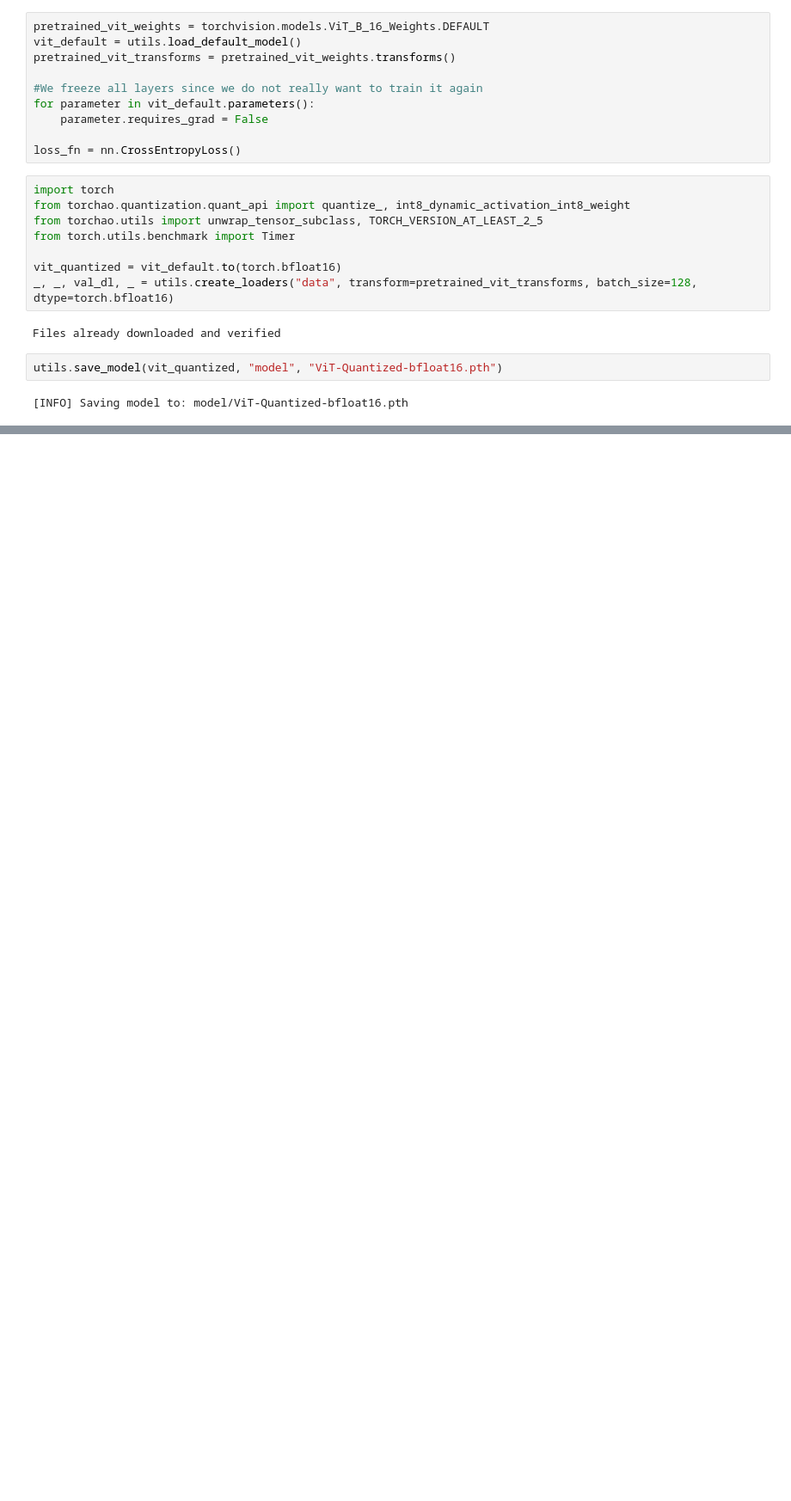
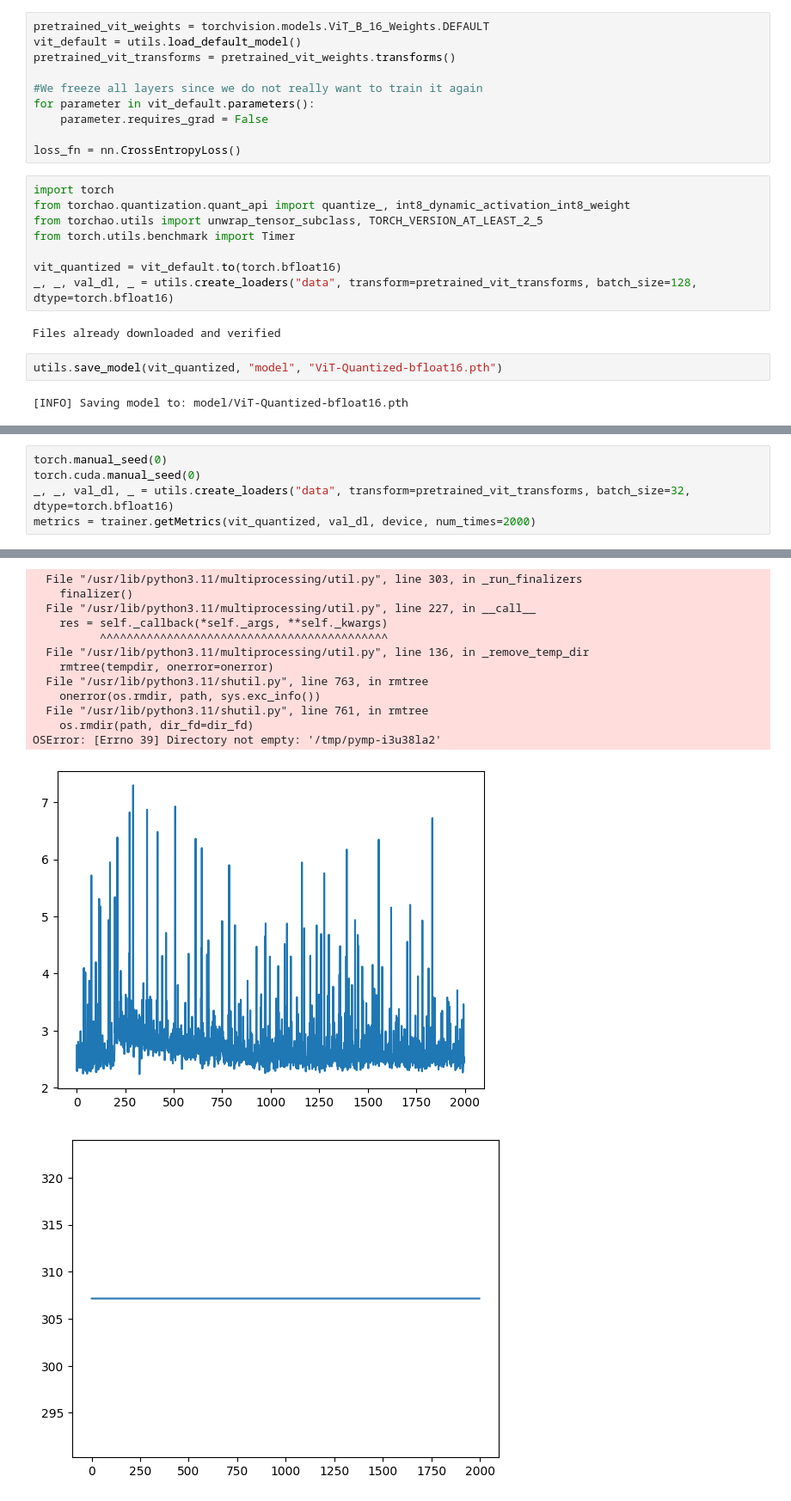
Before and after one commit to Aleixrei73/TFG-Efficient-Vision-Transformer-Inference-on-Edge-Devices, a Jupyter notebook: pytorch_quantization.ipynb, the cells around one changed output, grey strips where cells are left out. Shown at 86% size. Cells and saved outputs as stored; diff of their text form; blank space fills up the shorter version.

```diff
--- a/pytorch_quantization.ipynb
+++ b/pytorch_quantization.ipynb
@@ -69,0 +50,6 @@ Peak Memory allocated: 695.36
+# %%
+torch.manual_seed(0)
+torch.cuda.manual_seed(0)
+_, _, val_dl, _ = utils.create_loaders("data", transform=pretrained_vit_transforms, batch_size=32, dtype=torch.bfloat16)
+metrics = trainer.getMetrics(vit_quantized, val_dl, device, num_times=2000)
+# %% [output]
@@ -69,0 +57,14 @@ Peak Memory allocated: 695.36
+  File "/usr/lib/python3.11/multiprocessing/util.py", line 303, in _run_finalizers
+    finalizer()
+  File "/usr/lib/python3.11/multiprocessing/util.py", line 227, in __call__
+    res = self._callback(*self._args, **self._kwargs)
+          ^^^^^^^^^^^^^^^^^^^^^^^^^^^^^^^^^^^^^^^^^^^
+  File "/usr/lib/python3.11/multiprocessing/util.py", line 136, in _remove_temp_dir
+    rmtree(tempdir, onerror=onerror)
+  File "/usr/lib/python3.11/shutil.py", line 763, in rmtree
+    onerror(os.rmdir, path, sys.exc_info())
+  File "/usr/lib/python3.11/shutil.py", line 761, in rmtree
+    os.rmdir(path, dir_fd=dir_fd)
+OSError: [Errno 39] Directory not empty: '/tmp/pymp-i3u38la2'
+[figure, added]
+[figure, added]
```
Also changed, not shown: parts of 6 cells of this notebook, 4 other files.
